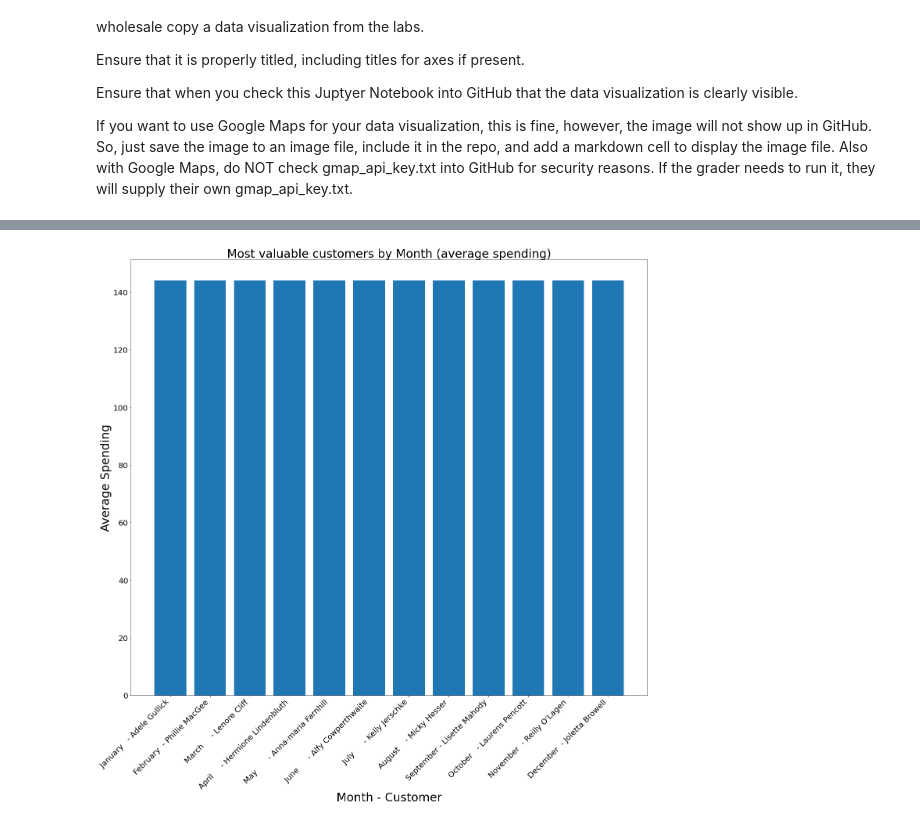
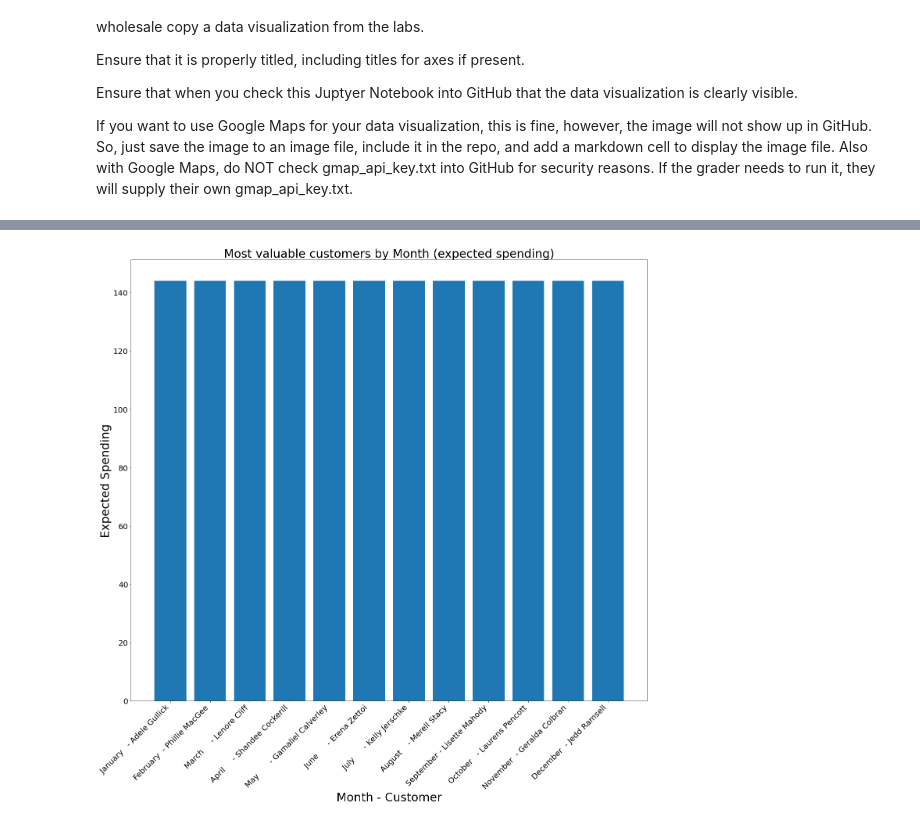
Before and after one commit to mids-w205/project-1-henrydinhucb, a Jupyter notebook: project_1_5.ipynb, the cells around one changed output, grey strips where cells are left out. Cells and saved outputs as stored; diff of their text form; code cells hidden in the pictures.

```diff
--- a/project_1_5.ipynb
+++ b/project_1_5.ipynb
@@ -197,27 +266,27 @@ plt.show()
 # %%
-#Most valuable customer per month based on their average spending.
+#Most valuable customer per month based on their expected spending per month.
 
 import pandas as pd
 import matplotlib.pyplot as plt
 
-monthly_customer = df[['month_number', 'month', 'store_name', 'customer_id', 'average_spending', 'first_name', 'last_name']]
+monthly_customer = df[['month_number', 'month', 'store_name', 'customer_id', 'expected_spending_per_month', 'first_name', 'last_name']]
 
 # Find the top customer per month based on total purchase amount
-top_customer_per_month = monthly_customer.sort_values(by=['month_number', 'average_spending'], ascending=[True, False]) \
+top_customer_per_month = monthly_customer.sort_values(by=['month_number', 'expected_spending_per_month'], ascending=[True, False]) \
     .groupby('month_number').head(1)
 
 # Create a bar chart
 plt.figure(figsize=(20, 20))
 plt.bar(top_customer_per_month['month'].astype(str) + ' - ' + top_customer_per_month['first_name'] + ' ' + top_customer_per_month['last_name'],
-        top_customer_per_month['average_spending'])
+        top_customer_per_month['expected_spending_per_month'])
 plt.xlabel('Month - Customer', size=30)
-plt.ylabel('Average Spending', size=30)
-plt.title('Most valuable customers by Month (average spending)', size=30)
+plt.ylabel('Expected Spending', size=30)
+plt.title('Most valuable customers by Month (expected spending)', size=30)
 plt.xticks(rotation=45, ha='right', size=20)
 plt.yticks(size=20)
 
 # Show the bar chart
 plt.tight_layout()
 plt.show()
 # %% [output]
-[figure, old version]
+[figure, new version]
```
Also changed, not shown: parts of 7 cells of this notebook.
